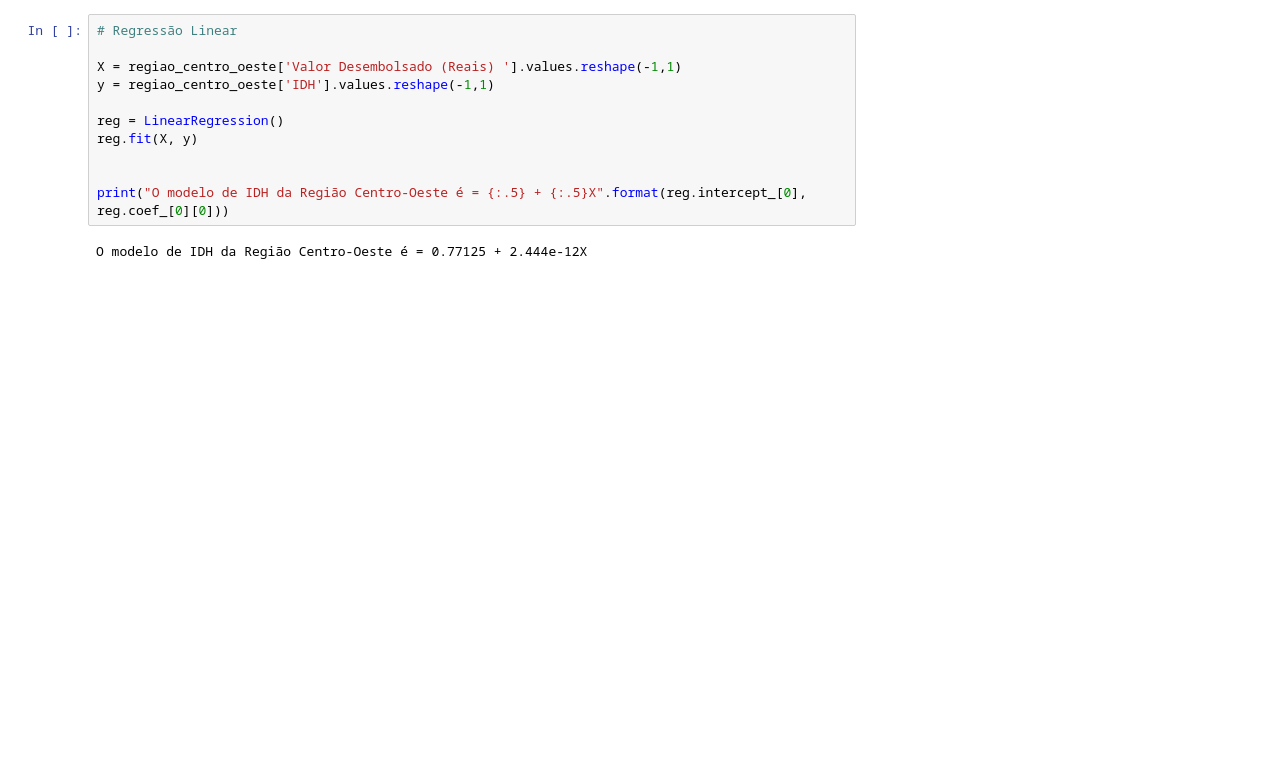
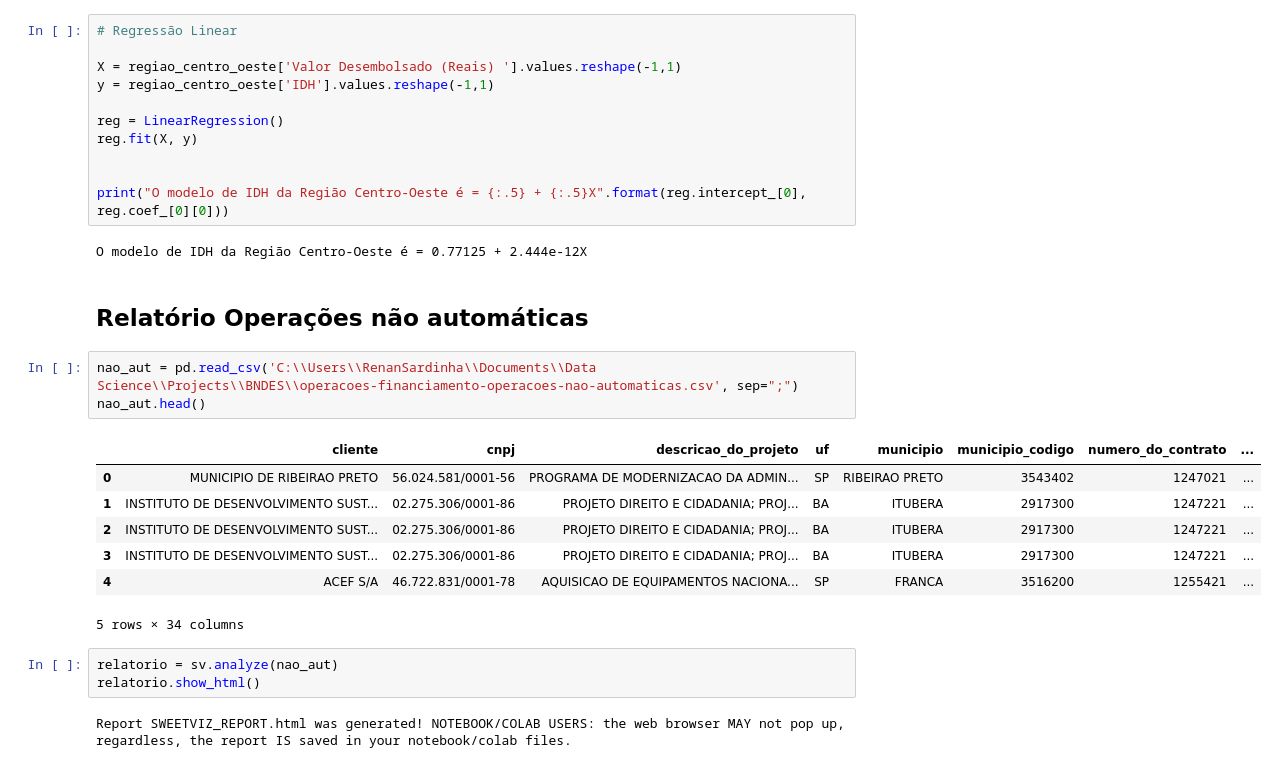
Before and after one commit to dayanacavalcante/BNDES-Dados-Abertos, a Jupyter notebook: Src/BNDES-Dados-Abertos.ipynb, the cells around one changed output. Cells and saved outputs as stored; diff of their text form; blank space fills up the shorter version.

Commit message:
Relatório sweetviz

```diff
--- a/Src/BNDES-Dados-Abertos.ipynb
+++ b/Src/BNDES-Dados-Abertos.ipynb
@@ -437,3 +438,21 @@ reg.fit(X, y)
 print("O modelo de IDH da Região Centro-Oeste é = {:.5} + {:.5}X".format(reg.intercept_[0], reg.coef_[0][0]))
 # %% [output]
 O modelo de IDH da Região Centro-Oeste é = 0.77125 + 2.444e-12X
+# %% [markdown]
+## Relatório Operações não automáticas
+# %%
+nao_aut = pd.read_csv('C:\\Users\\RenanSardinha\\Documents\\Data Science\\Projects\\BNDES\\operacoes-financiamento-operacoes-nao-automaticas.csv', sep=";")
+nao_aut.head()
+# %% [output]
+|  | cliente | cnpj | descricao_do_projeto | uf | municipio | municipio_codigo | numero_do_contrato | ... |
+| 0 | MUNICIPIO DE RIBEIRAO PRETO | 56.024.581/0001-56 | PROGRAMA DE MODERNIZACAO DA ADMIN... | SP | RIBEIRAO PRETO | 3543402 | 1247021 | ... |
+| 1 | INSTITUTO DE DESENVOLVIMENTO SUST... | 02.275.306/0001-86 | PROJETO DIREITO E CIDADANIA; PROJ... | BA | ITUBERA | 2917300 | 1247221 | ... |
+| 2 | INSTITUTO DE DESENVOLVIMENTO SUST... | 02.275.306/0001-86 | PROJETO DIREITO E CIDADANIA; PROJ... | BA | ITUBERA | 2917300 | 1247221 | ... |
+| 3 | INSTITUTO DE DESENVOLVIMENTO SUST... | 02.275.306/0001-86 | PROJETO DIREITO E CIDADANIA; PROJ... | BA | ITUBERA | 2917300 | 1247221 | ... |
+| 4 | ACEF S/A | 46.722.831/0001-78 | AQUISICAO DE EQUIPAMENTOS NACIONA... | SP | FRANCA | 3516200 | 1255421 | ... |
+5 rows × 34 columns
+# %%
+relatorio = sv.analyze(nao_aut)
+relatorio.show_html()
+# %% [output]
+Report SWEETVIZ_REPORT.html was generated! NOTEBOOK/COLAB USERS: the web browser MAY not pop up, regardless, the report IS saved in your notebook/colab files.
```
Also changed, not shown: parts of 1 cell of this notebook.
